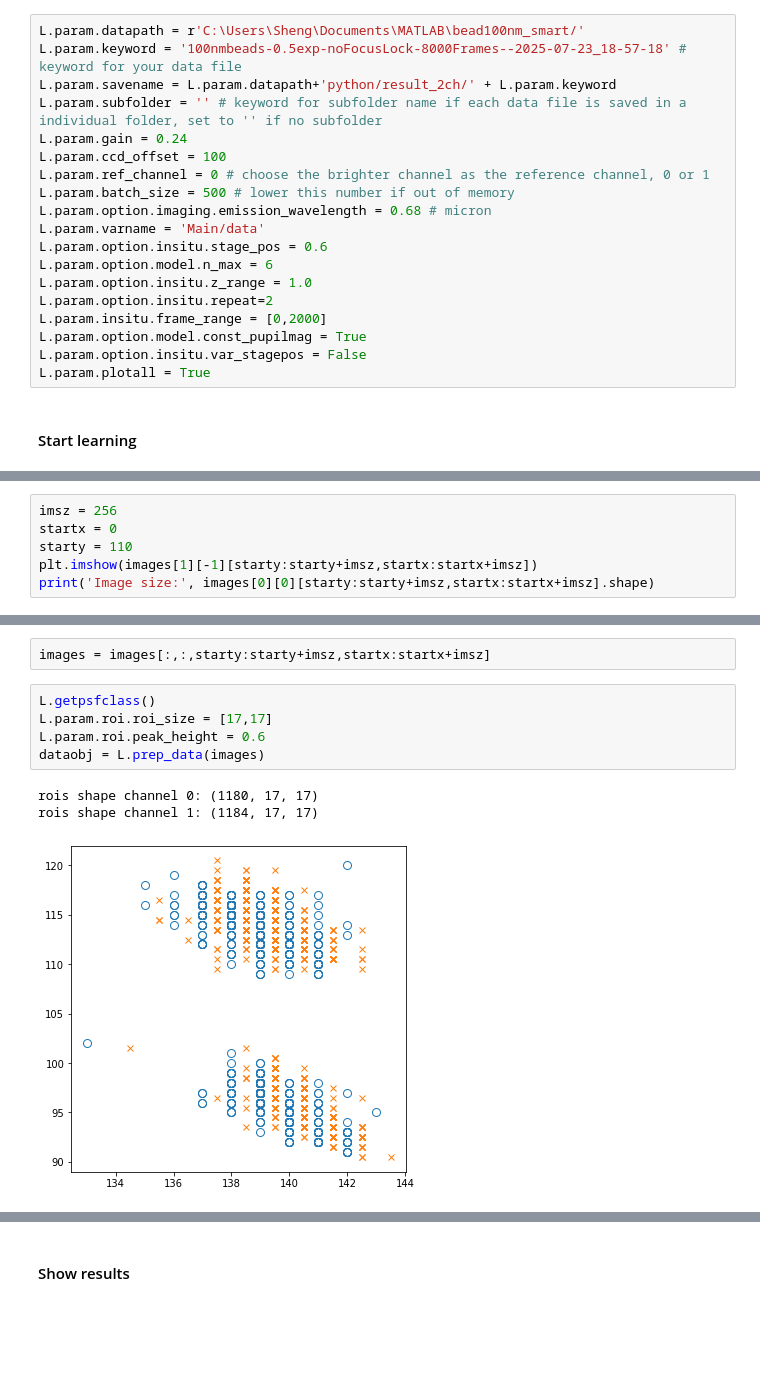
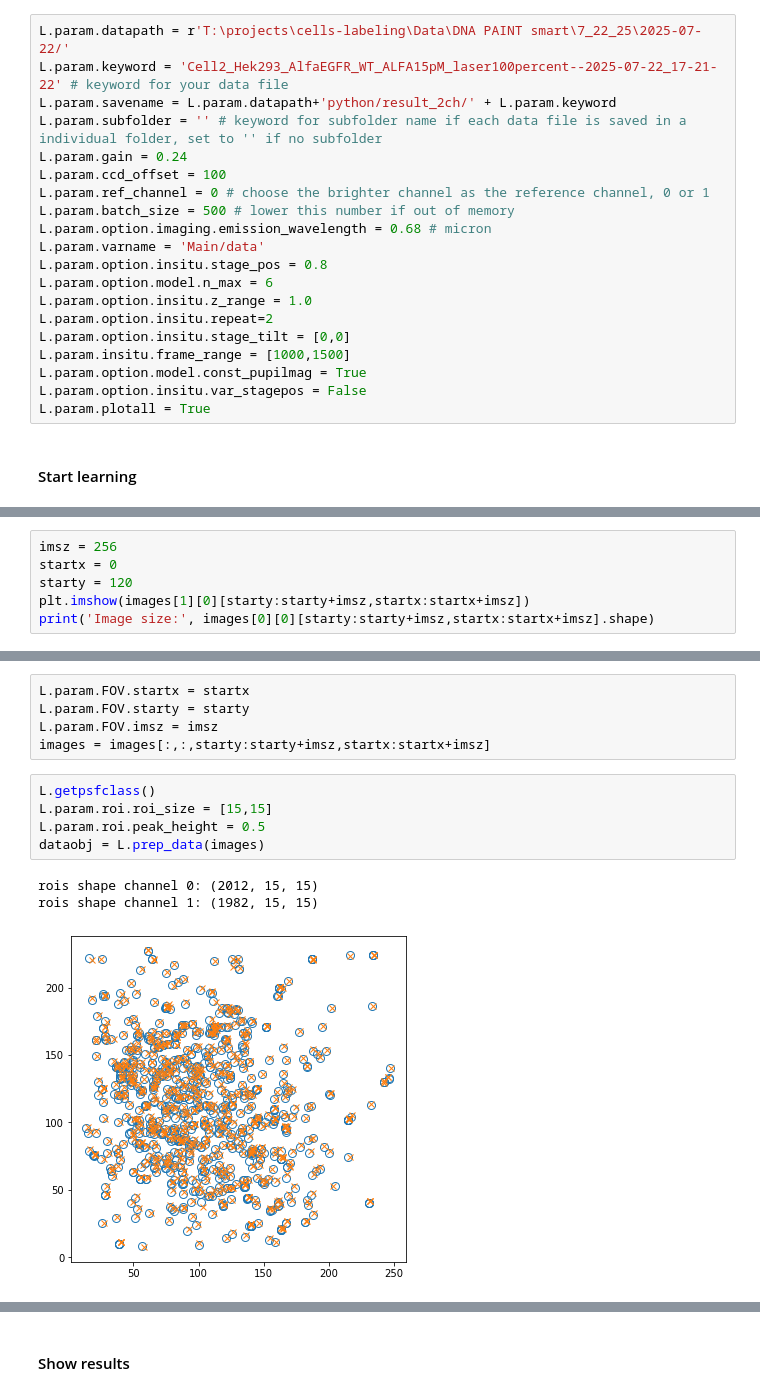
Before and after one commit to ries-lab/uiPSF, a Jupyter notebook: dev_fig/demo_insituPSF_2ch_smart.ipynb, the cells around one changed output, grey strips where cells are left out. Saved outputs shown, nothing was run; the diff lists cells and outputs as text; blank space fills up the shorter version.

```diff
--- a/dev_fig/demo_insituPSF_2ch_smart.ipynb
+++ b/dev_fig/demo_insituPSF_2ch_smart.ipynb
@@ -34,8 +34,8 @@ L.param = io.param.combine('config_base',psftype='insitu',channeltype='2ch',sysf
 # %% [markdown]
 #### Edit user defined parameters
 # %%
-L.param.datapath = r'C:\Users\Sheng\Documents\MATLAB\bead100nm_smart/'
-L.param.keyword = '100nmbeads-0.5exp-noFocusLock-8000Frames--2025-07-23_18-57-18' # keyword for your data file
+L.param.datapath = r'T:\projects\cells-labeling\Data\DNA PAINT smart\7_22_25\2025-07-22/'
+L.param.keyword = 'Cell2_Hek293_AlfaEGFR_WT_ALFA15pM_laser100percent--2025-07-22_17-21-22' # keyword for your data file
 L.param.savename = L.param.datapath+'python/result_2ch/' + L.param.keyword
 L.param.subfolder = '' # keyword for subfolder name if each data file is saved in a individual folder, set to '' if no subfolder
 L.param.gain = 0.24
@@ -44,11 +44,12 @@ L.param.ref_channel = 0 # choose the brighter channel as the reference channel,
 L.param.batch_size = 500 # lower this number if out of memory
 L.param.option.imaging.emission_wavelength = 0.68 # micron
 L.param.varname = 'Main/data'
-L.param.option.insitu.stage_pos = 0.6
+L.param.option.insitu.stage_pos = 0.8
 L.param.option.model.n_max = 6
 L.param.option.insitu.z_range = 1.0
 L.param.option.insitu.repeat=2
-L.param.insitu.frame_range = [0,2000]
+L.param.option.insitu.stage_tilt = [0,0]
+L.param.insitu.frame_range = [1000,1500]
 L.param.option.model.const_pupilmag = True
 L.param.option.insitu.var_stagepos = False
 L.param.plotall = True
@@ -68,8 +69,8 @@ plt.imshow(images[1][-1],clim=(0, np.quantile(images,0.999)))
 # %%
 imsz = 256
 startx = 0
-starty = 110
-plt.imshow(images[1][-1][starty:starty+imsz,startx:startx+imsz])
+starty = 120
+plt.imshow(images[1][0][starty:starty+imsz,startx:startx+imsz])
 print('Image size:', images[0][0][starty:starty+imsz,startx:startx+imsz].shape)
 # %% [output]
 Image size: (256, 256)
@@ -77,11 +78,14 @@ Image size: (256, 256)
 # %%
+L.param.FOV.startx = startx
+L.param.FOV.starty = starty
+L.param.FOV.imsz = imsz
 images = images[:,:,starty:starty+imsz,startx:startx+imsz]
 # %%
 L.getpsfclass()
-L.param.roi.roi_size = [17,17]
-L.param.roi.peak_height = 0.6
+L.param.roi.roi_size = [15,15]
+L.param.roi.peak_height = 0.5
 dataobj = L.prep_data(images)
 # %% [output]
-rois shape channel 0: (1180, 17, 17)
-rois shape channel 1: (1184, 17, 17)
+rois shape channel 0: (2012, 15, 15)
+rois shape channel 1: (1982, 15, 15)
-[figure, old version]
+[figure, new version]
```
Also changed, not shown: parts of 14 cells of this notebook, 7 other files.
